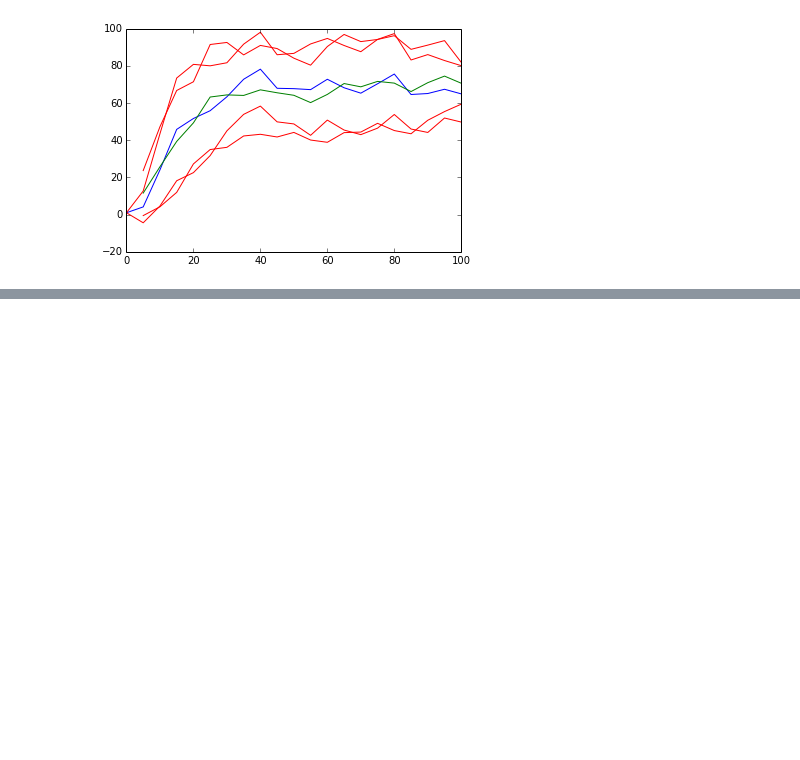
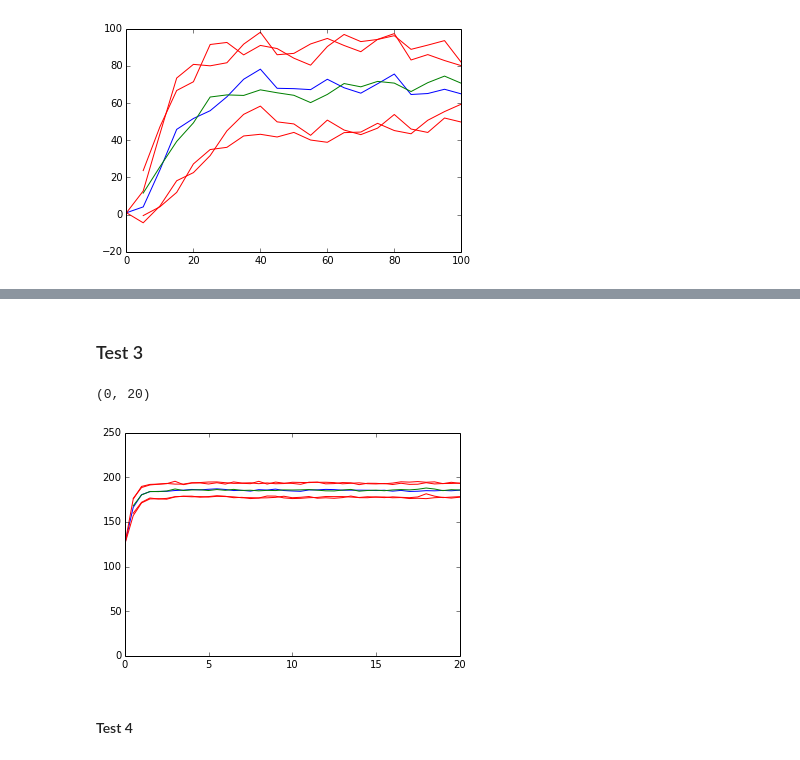
Before and after one commit to dtcitron/CTDE, a Jupyter notebook: example/sirs/Verify_CTDE_SIRS.ipynb, the cells around one changed output, grey strips where cells are left out. Saved outputs shown, nothing was run; the diff lists cells and outputs as text; code cells hidden in the pictures; blank space fills up the shorter version.

```diff
--- a/example/sirs/Verify_CTDE_SIRS.ipynb
+++ b/example/sirs/Verify_CTDE_SIRS.ipynb
@@ -231,0 +350,37 @@ xlim(0,100);
+# %% [markdown]
+### Test 3
+# %%
+n = 250
+nruns = 100
+r0 = 4.
+gamma = 1.
+rho = 100.
+t3, X3, Y3 = sirs_group(n, r0, gamma, rho, ii = 125, tmax = 20, seed = 1, nruns=nruns)
+t3t, X3t, Y3t = gsp_trajectory_grid(t3, X3, Y3, dt = .5)
+# %%
+(t_avg, S_avg, S_std, I_avg, I_std) = grid_avg(t3t, X3t, Y3t)
+# %%
+f = h5py.File("test3_new.hdf5", "r")
+otimes = f['otimes'].value;
+data3 = f['sirs'].value;
+f.close()
+# %%
+m = np.array([np.mean(data3[i, 1][np.where(data3[i, 1] > 0)]) for i in range(len(otimes))])
+s = np.array([np.std(data3[i, 1][np.where(data3[i, 1] > 0)]) for i in range(len(otimes))])
+# %%
+figure()
+plt.plot(t_avg, I_avg)
+plt.plot(t_avg, I_avg + I_std, color = 'r')
+plt.plot(t_avg, I_avg - I_std, color = 'r')
+
+plot(otimes, m)
+plot(otimes, m + s, color = 'r')
+plot(otimes, m - s, color = 'r')
+
+ylim(0,250)
+xlim(0,20)
+# %% [output]
+(0, 20)
+[figure, added]
+# %% [markdown]
+#### Test 4
```
Also changed, not shown: parts of 46 cells of this notebook, 3 other files.
